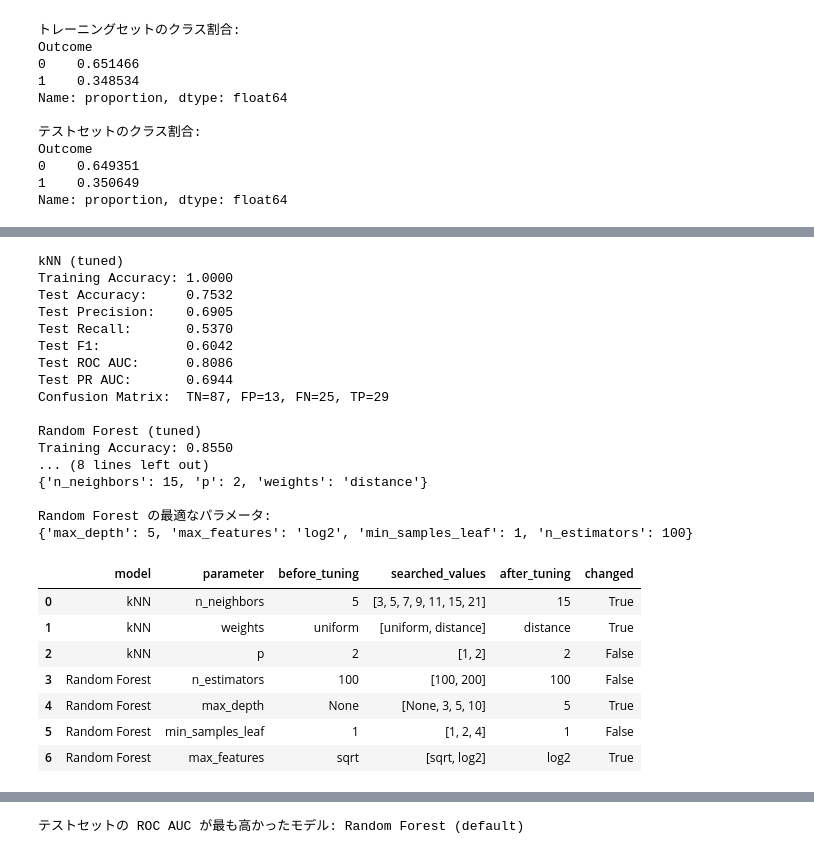
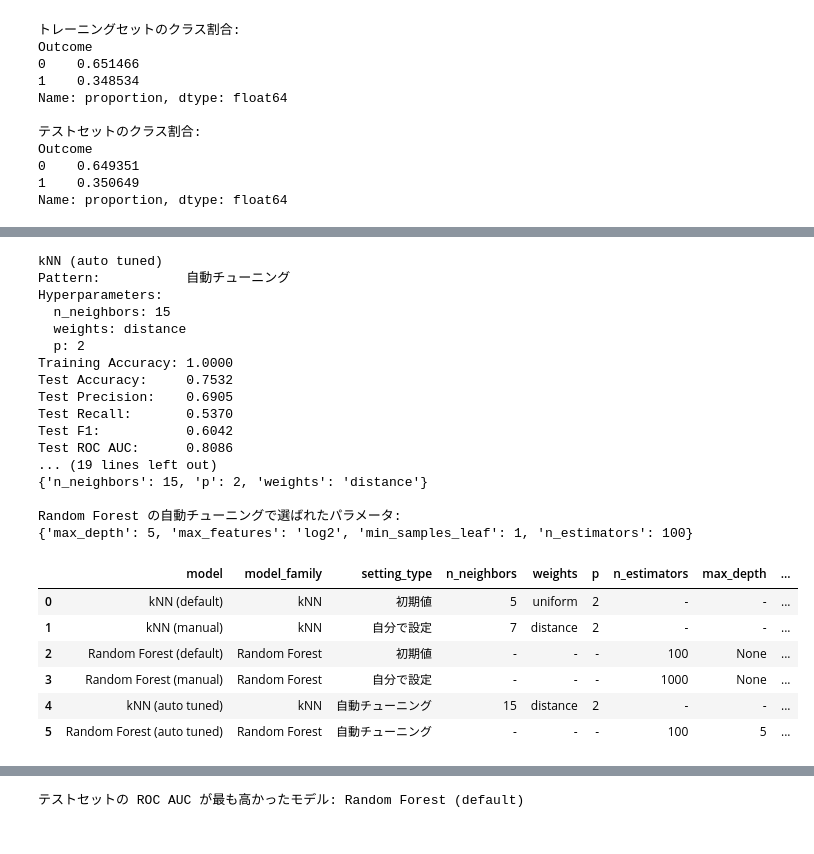
Before and after one commit to fukumoto-riku/python_seminar, a Jupyter notebook: 第5回/lesson_5/knn_random_forest_classification.ipynb, the cells around one changed output, grey strips where cells are left out. Cells and saved outputs as stored; diff of their text form; code cells hidden in the pictures.

```diff
--- a/第5回/lesson_5/knn_random_forest_classification.ipynb
+++ b/第5回/lesson_5/knn_random_forest_classification.ipynb
@@ -356,7 +557,10 @@ row, trained_model = fit_and_evaluate(
     auto_X_test,
     y_train,
     y_test,
-    'kNN (tuned)',
+    'kNN (auto tuned)',
+    'kNN',
+    '自動チューニング',
+    KNN_REPORT_PARAMETERS,
 )
 results.append(row)
 trained_models[row['model']] = trained_model
@@ -369,82 +573,58 @@ rf_param_grid = {
 }
 
 rf_tuned = GridSearchCV(
-    RandomForestClassifier(random_state=RANDOM_STATE),
+    RandomForestClassifier(random_state=RANDOM_STATE, oob_score=True),
     param_grid=rf_param_grid,
     scoring='roc_auc',
     cv=cv,
     n_jobs=-1,
 )
 
 row, trained_model = fit_and_evaluate(
     rf_tuned,
     auto_X_train,
     auto_X_test,
     y_train,
     y_test,
-    'Random Forest (tuned)',
+    'Random Forest (auto tuned)',
+    'Random Forest',
+    '自動チューニング',
+    RF_REPORT_PARAMETERS,
 )
 results.append(row)
 trained_models[row['model']] = trained_model
 
-print('kNN の最適なパラメータ:')
+print('kNN の自動チューニングで選ばれたパラメータ:')
 print(knn_tuned.best_params_)
 
-print('\nRandom Forest の最適なパラメータ:')
+print('\nRandom Forest の自動チューニングで選ばれたパラメータ:')
 print(rf_tuned.best_params_)
 
-# チューニング前後で、探索対象にしたパラメータがどう変わったかを表で確認する。
-def make_parameter_comparison(model_name, default_model, tuned_search, param_grid):
-    default_params = default_model.get_params()
-    tuned_params = tuned_search.best_estimator_.get_params()
-
-    rows = []
-    for parameter, searched_values in param_grid.items():
-        before_value = default_params[parameter]
-        after_value = tuned_params[parameter]
-        rows.append(
-            {
-                'model': model_name,
-                'parameter': parameter,
-                'before_tuning': before_value,
-                'searched_values': searched_values,
-                'after_tuning': after_value,
-                'changed': before_value != after_value,
-            }
-        )
-    return rows
-
-parameter_comparison_df = pd.DataFrame(
-    make_parameter_comparison('kNN', knn_default, knn_tuned, knn_param_grid)
-    + make_parameter_comparison(
-        'Random Forest', rf_default, rf_tuned, rf_param_grid
-    )
-)
-
-parameter_comparison_df
+# 各パターンで実際に使われたハイパーパラメータを一覧で確認する。
+hyperparameter_settings_df = make_hyperparameter_settings_table(results)
+hyperparameter_settings_df
 # %% [output]
-kNN (tuned)
+kNN (auto tuned)
+Pattern:           自動チューニング
+Hyperparameters:
+  n_neighbors: 15
+  weights: distance
+  p: 2
 Training Accuracy: 1.0000
 Test Accuracy:     0.7532
 Test Precision:    0.6905
 Test Recall:       0.5370
 Test F1:           0.6042
 Test ROC AUC:      0.8086
-Test PR AUC:       0.6944
-Confusion Matrix:  TN=87, FP=13, FN=25, TP=29
-
-Random Forest (tuned)
-Training Accuracy: 0.8550
-... (8 lines left out)
+... (19 lines left out)
 {'n_neighbors': 15, 'p': 2, 'weights': 'distance'}
 
-Random Forest の最適なパラメータ:
+Random Forest の自動チューニングで選ばれたパラメータ:
 {'max_depth': 5, 'max_features': 'log2', 'min_samples_leaf': 1, 'n_estimators': 100}
-|  | model | parameter | before_tuning | searched_values | after_tuning | changed |
-| 0 | kNN | n_neighbors | 5 | [3, 5, 7, 9, 11, 15, 21] | 15 | True |
-| 1 | kNN | weights | uniform | [uniform, distance] | distance | True |
-| 2 | kNN | p | 2 | [1, 2] | 2 | False |
-| 3 | Random Forest | n_estimators | 100 | [100, 200] | 100 | False |
-| 4 | Random Forest | max_depth | None | [None, 3, 5, 10] | 5 | True |
-| 5 | Random Forest | min_samples_leaf | 1 | [1, 2, 4] | 1 | False |
-| 6 | Random Forest | max_features | sqrt | [sqrt, log2] | log2 | True |
+|  | model | model_family | setting_type | n_neighbors | weights | p | n_estimators | max_depth | ... |
+| 0 | kNN (default) | kNN | 初期値 | 5 | uniform | 2 | - | - | ... |
+| 1 | kNN (manual) | kNN | 自分で設定 | 7 | distance | 2 | - | - | ... |
+| 2 | Random Forest (default) | Random Forest | 初期値 | - | - | - | 100 | None | ... |
+| 3 | Random Forest (manual) | Random Forest | 自分で設定 | - | - | - | 1000 | None | ... |
+| 4 | kNN (auto tuned) | kNN | 自動チューニング | 15 | distance | 2 | - | - | ... |
+| 5 | Random Forest (auto tuned) | Random Forest | 自動チューニング | - | - | - | 100 | 5 | ... |
```
Also changed, not shown: parts of 27 cells of this notebook.
